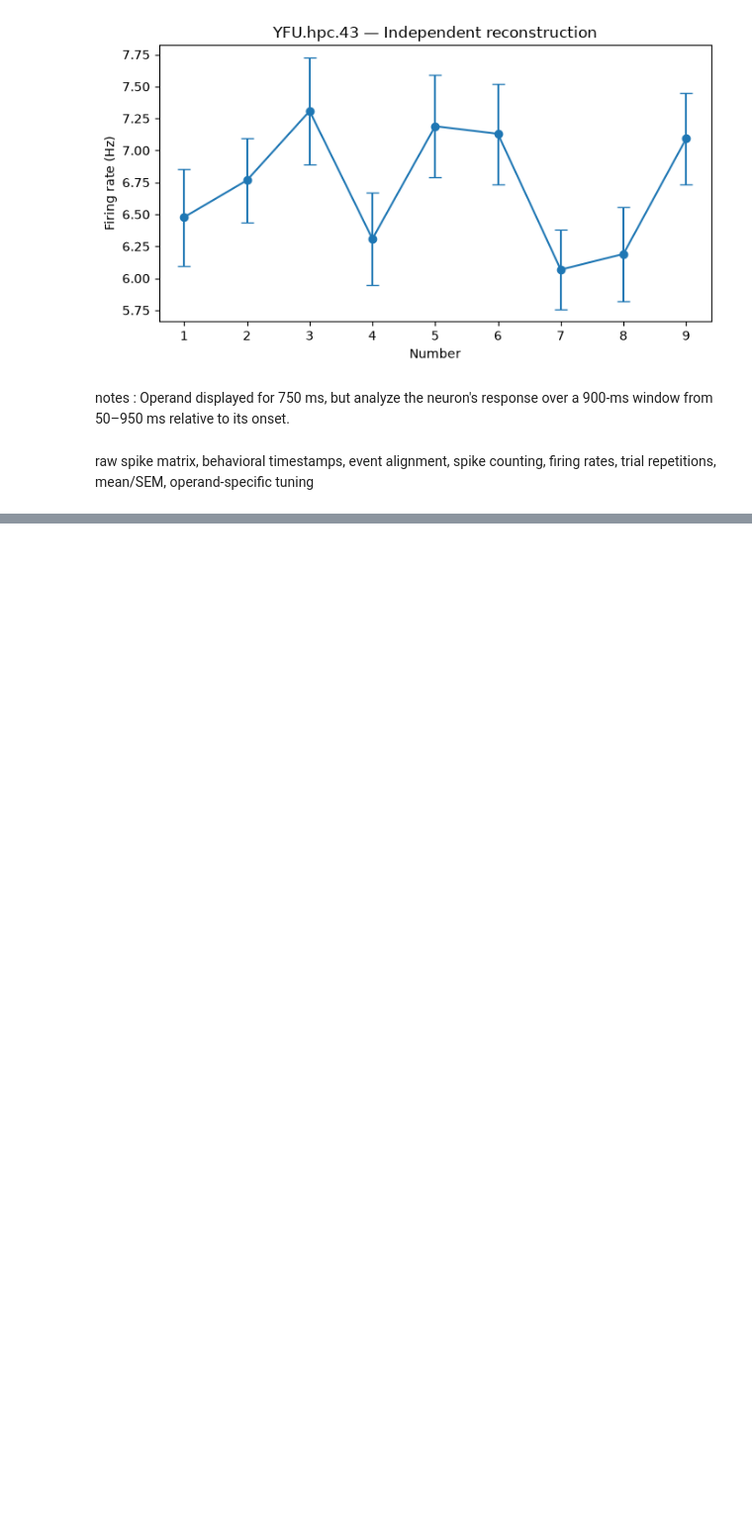
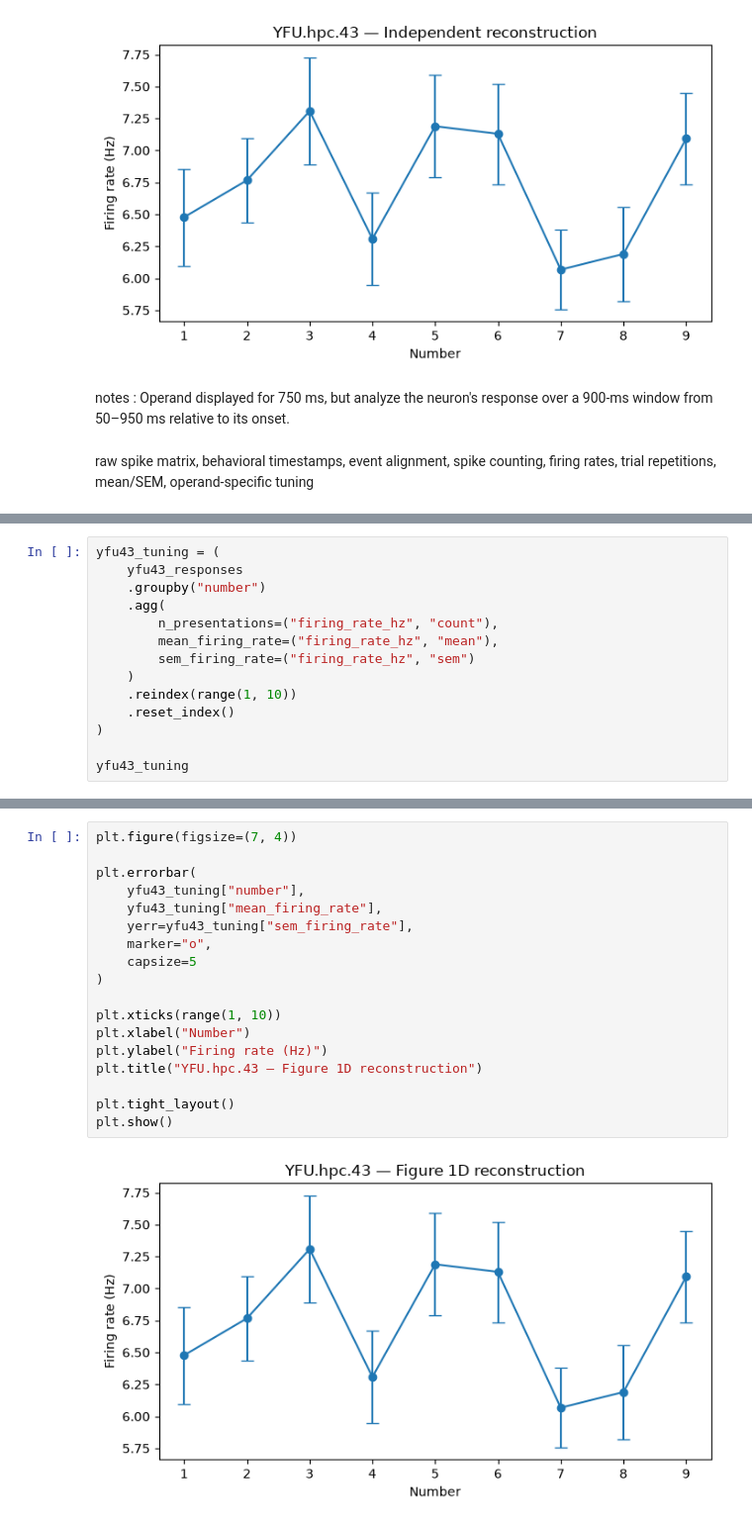
Before and after one commit to Shafiq-Abdu/number-simplex-reproduction, a Jupyter notebook: notebooks/02_arithmetic_spike_anlyse.ipynb, the cells around one changed output, grey strips where cells are left out. Shown at 99% size. Cells and saved outputs as stored; diff of their text form; blank space fills up the shorter version.

Commit message:
new file:   figures/figure1D_YFU_hpc43_reproduction.png 	modified:   notebooks/02_arithmetic_spike_anlyse.ipynb

```diff
--- a/notebooks/02_arithmetic_spike_anlyse.ipynb
+++ b/notebooks/02_arithmetic_spike_anlyse.ipynb
@@ -1231,0 +1273,14 @@ raw spike matrix, behavioral timestamps, event alignment, spike counting, firing
+# %%
+yfu43_tuning = (
+    yfu43_responses
+    .groupby("number")
+    .agg(
+        n_presentations=("firing_rate_hz", "count"),
+        mean_firing_rate=("firing_rate_hz", "mean"),
+        sem_firing_rate=("firing_rate_hz", "sem")
+    )
+    .reindex(range(1, 10))
+    .reset_index()
+)
+
+yfu43_tuning
@@ -1231,0 +1298,20 @@ raw spike matrix, behavioral timestamps, event alignment, spike counting, firing
+# %%
+plt.figure(figsize=(7, 4))
+
+plt.errorbar(
+    yfu43_tuning["number"],
+    yfu43_tuning["mean_firing_rate"],
+    yerr=yfu43_tuning["sem_firing_rate"],
+    marker="o",
+    capsize=5
+)
+
+plt.xticks(range(1, 10))
+plt.xlabel("Number")
+plt.ylabel("Firing rate (Hz)")
+plt.title("YFU.hpc.43 — Figure 1D reconstruction")
+
+plt.tight_layout()
+plt.show()
+# %% [output]
+[figure, added]
```
Also changed, not shown: parts of 5 cells of this notebook, 1 other file.
